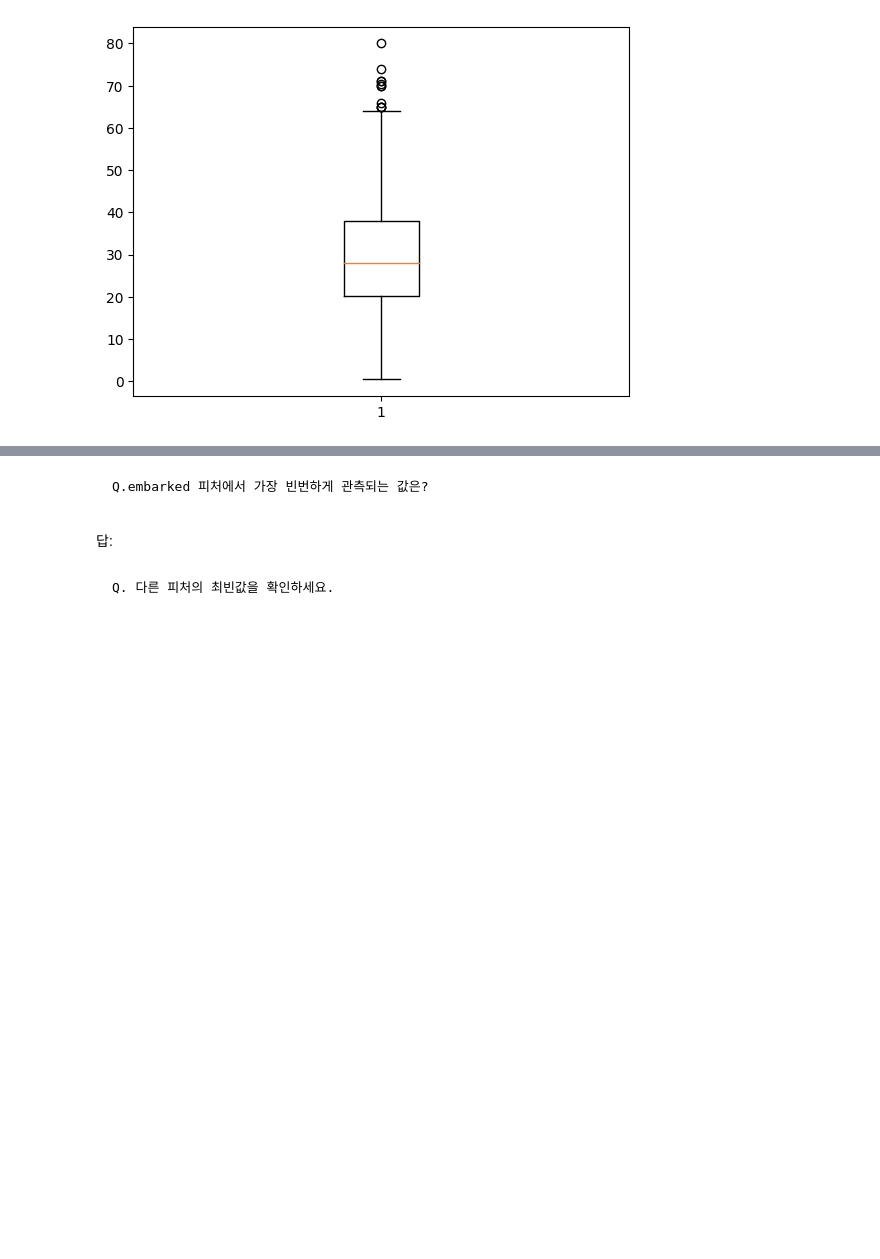
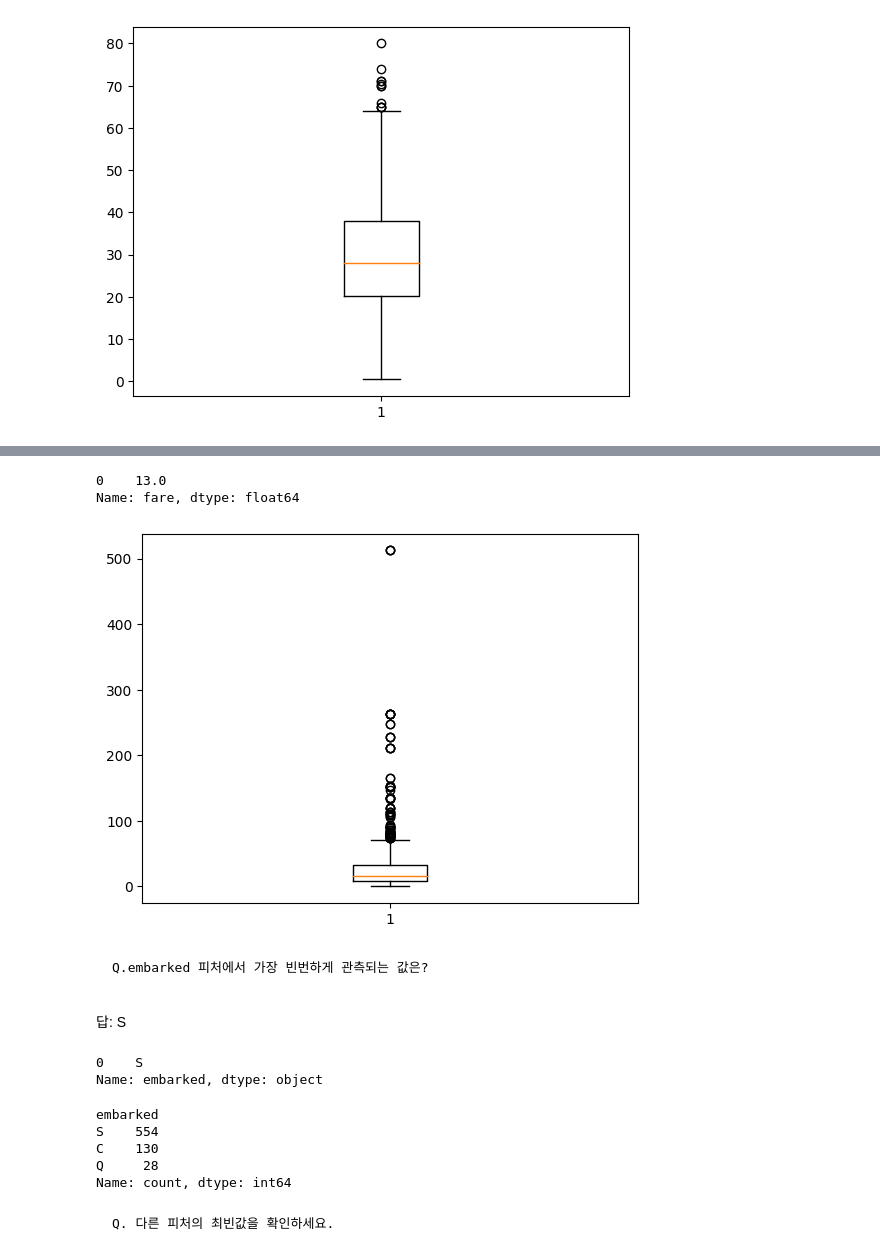
Before and after one commit to hlmj3017/datascience, a Jupyter notebook: 0.EDA를 위한 기본.ipynb, the cells around one changed output, grey strips where cells are left out. Saved outputs shown, nothing was run; the diff lists cells and outputs as text; code cells hidden in the pictures; blank space fills up the shorter version.

````diff
--- a/0.EDA를 위한 기본.ipynb
+++ b/0.EDA를 위한 기본.ipynb
@@ -123,13 +146,14 @@ df['age'].quantile(0.25),df['age'].quantile(0.75)
 # %% [output]
 (20.125, 38.0)
 # %%
-# df.dropna(subset=['age'],inplace=True)
+df.dropna(subset=['age'],inplace=True)
 
 import matplotlib.pyplot as plt
 # df['age'].plot(kind='box') #결측치 제거 하지 않아도 됨.
 plt.boxplot(df['age']) # 결측치가 있어 그래프 안나옴. 결측치 제거하고 진행
 plt.show()
-#
+
+# 왜 사분위수 사용? -> 이상치가 어느정도 분포되어 있고 얼마나 많은지 확인하기 위해서
 # %% [output]
 [figure]
 # %% [markdown]
@@ -140,10 +176,39 @@ Q. 다른 피처의 기술통계 정보를 확인하세요.
+# %%
+df['fare'].mode()
+# %% [output]
+0    13.0
+Name: fare, dtype: float64
+# %%
+df.dropna(subset=['fare'],inplace=True)
+
+import matplotlib.pyplot as plt
+plt.boxplot(df['fare'])
+plt.show()
+
+# 일반적으로 사람들이 가장 많이 낸 운임료는 13정도 되는데
+# 극단적으로 고가의 돈을 낸 사람들이 있다
+# %% [output]
+[figure, added]
 # %% [markdown]
 ```
 Q.embarked 피처에서 가장 빈번하게 관측되는 값은?
 
 ```
 
-답:
+답: S
+# %%
+df['embarked'].mode()
+# %% [output]
+0    S
+Name: embarked, dtype: object
+# %%
+df['embarked'].value_counts()
+# %% [output]
+embarked
+S    554
+C    130
+Q     28
+Name: count, dtype: int64
 # %% [markdown]
 ```
 Q. 다른 피처의 최빈값을 확인하세요.
````
Also changed, not shown: parts of 6 cells of this notebook.
